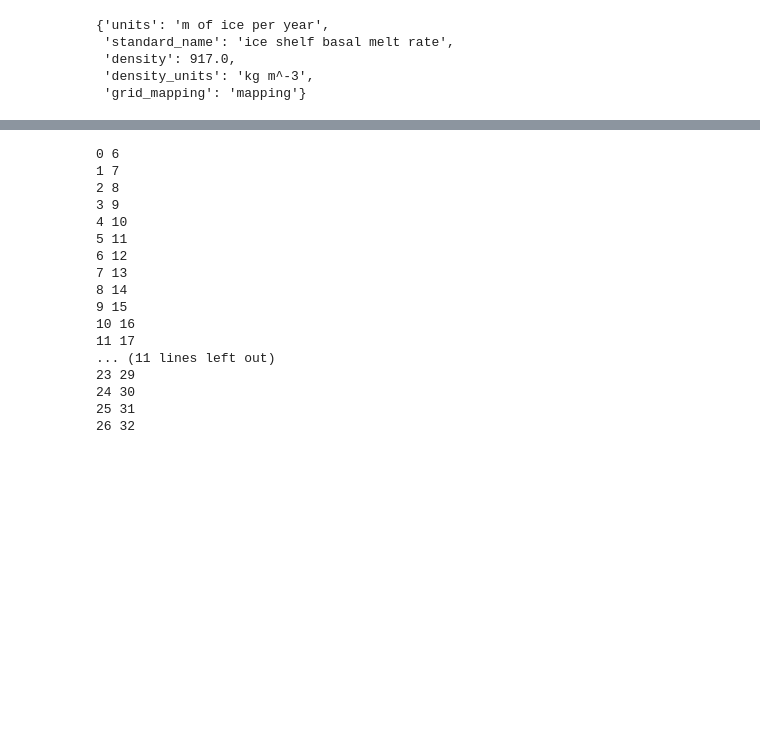
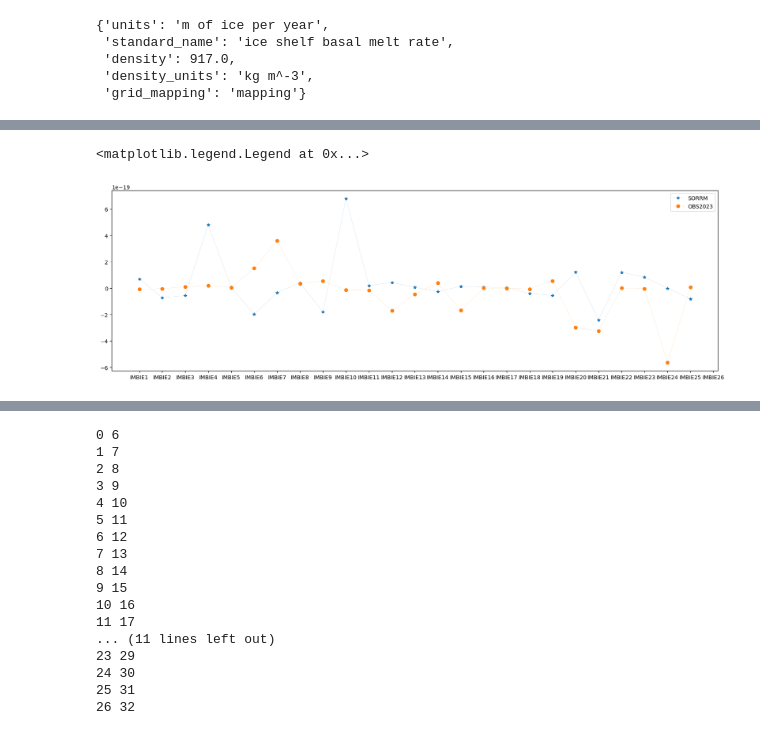
Before and after one commit to mshiv/aislens_emulation, a Jupyter notebook: notebooks/21-sm-bias-correction.ipynb, the cells around one changed output, grey strips where cells are left out. Saved outputs shown, nothing was run; the diff lists cells and outputs as text; code cells hidden in the pictures; blank space fills up the shorter version.

```diff
--- a/notebooks/21-sm-bias-correction.ipynb
+++ b/notebooks/21-sm-bias-correction.ipynb
@@ -236,0 +312,19 @@ TypeError: _save_dispatcher() missing 1 required positional argument: 'arr'
+# %%
+plt.figure(figsize=(20,6))
+my_xticks = icems.name[6:33]
+plt.xticks(range(0,27), my_xticks)
+plt.plot(ds_sorrm[1:-1],marker='*',lw=0.1,label='SORRM')
+plt.plot(ds_obsrv[1:-1]*1e-3,marker='o',lw=0.1,label='OBS2023')
+plt.legend()
+#plt.xlabel("SORRMv2.1")
+#plt.ylabel("OBS2023")
+#plt.xlim(-0.0001,0.0001)
+#plt.ylim(-0.0001,0.0001)
+#plt.xscale('log')
+#plt.yscale('log')
+
+#plt.xlim(-4e-19,4e-19)
+#plt.ylim(-4e-19,4e-19)
+# %% [output]
+<matplotlib.legend.Legend at 0x...>
+[figure, added]
```
Also changed, not shown: parts of 18 cells of this notebook, 1 other file.
